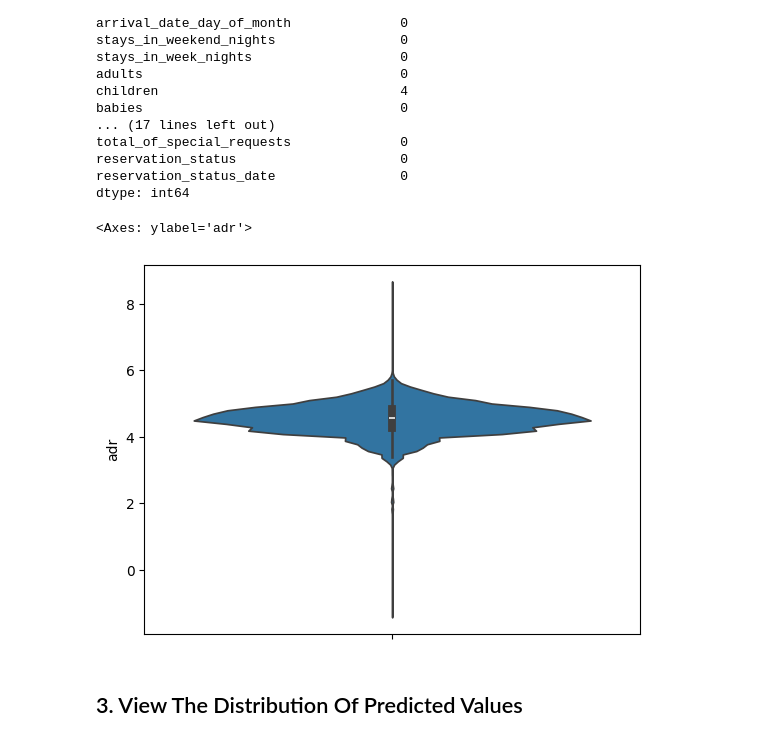
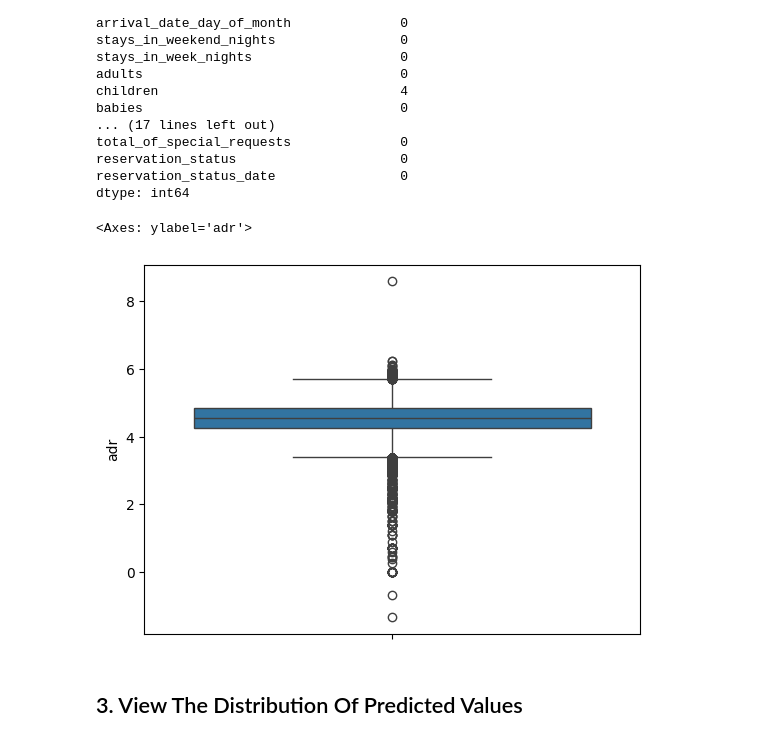
Before and after one commit to Edward-EH-Holmes/CS5346-Project, a Jupyter notebook: archive/EDA.ipynb, the cells around one changed output. Cells and saved outputs as stored; diff of their text form; code cells hidden in the pictures.

```diff
--- a/archive/EDA.ipynb
+++ b/archive/EDA.ipynb
@@ -119,10 +119,10 @@ reservation_status                     0
 reservation_status_date                0
 dtype: int64
 # %%
-sns.violinplot(np.log(data['adr']))
+sns.boxplot(np.log(data['adr']))
 # %% [output]
 <Axes: ylabel='adr'>
-[figure, old version]
+[figure, new version]
 # %% [markdown]
 ## 3. View The Distribution Of Predicted Values
 # %%
```
Also changed, not shown: 3 other files.
